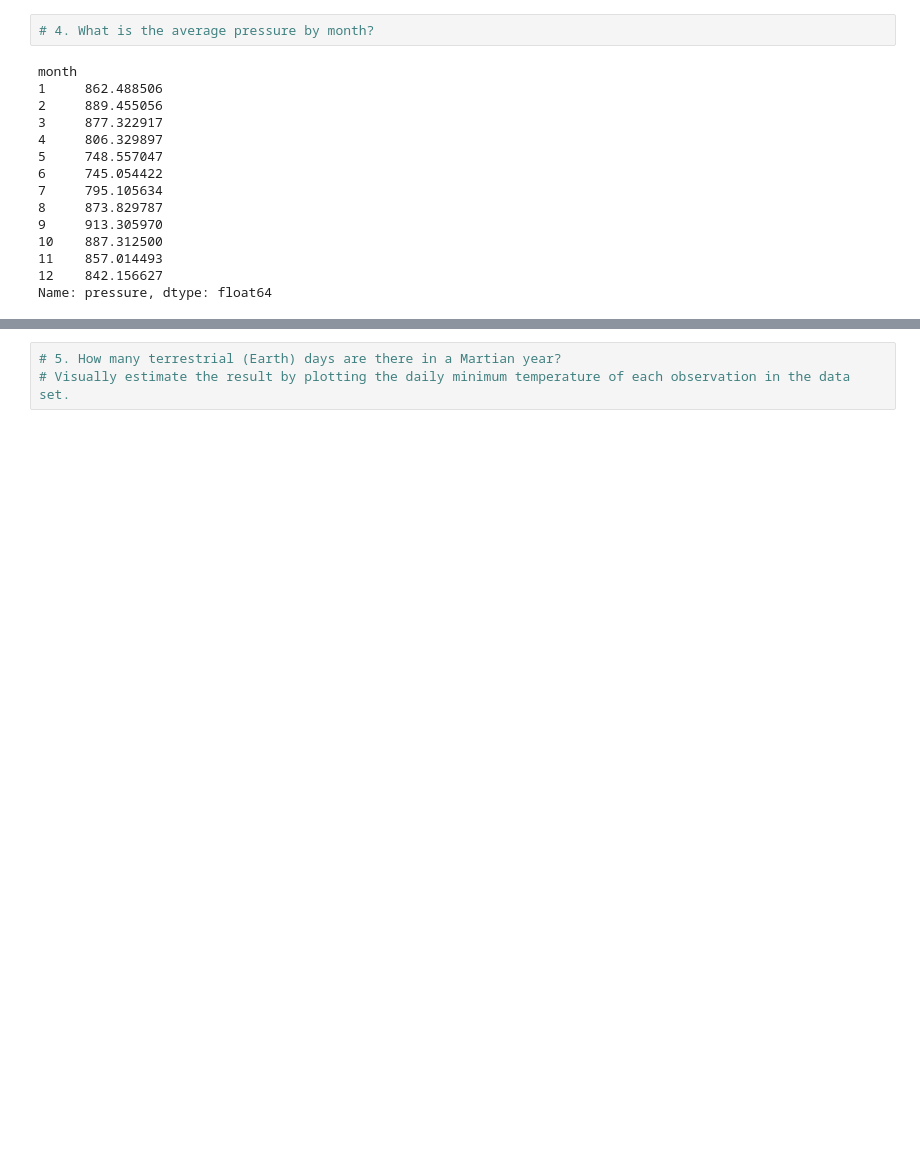
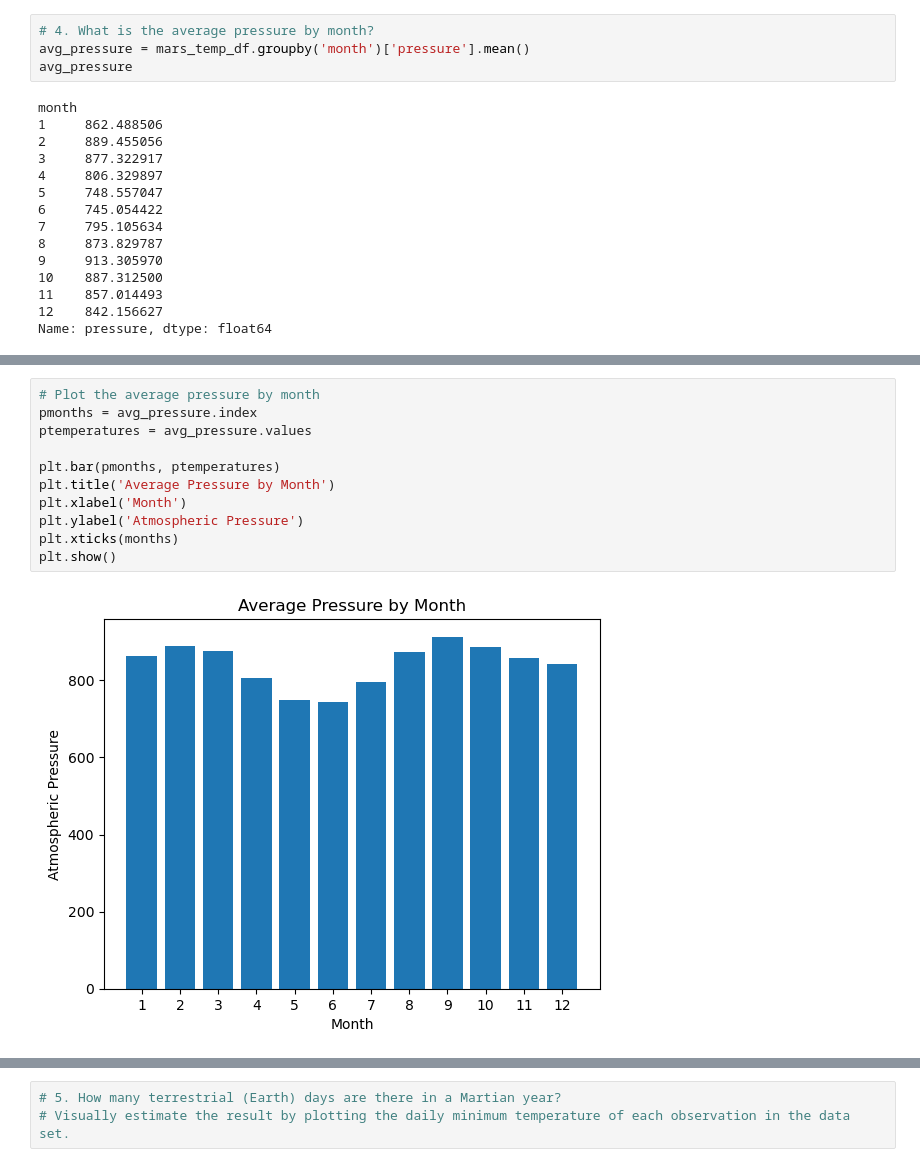
Before and after one commit to hlbecker08/Web-scraping_challenge, a Jupyter notebook: Starter_Code/part_2_mars_weather.ipynb, the cells around one changed output, grey strips where cells are left out. Drawn from its saved outputs; the diff is of its cells as text; blank space fills up the shorter version.

```diff
--- a/Starter_Code/part_2_mars_weather.ipynb
+++ b/Starter_Code/part_2_mars_weather.ipynb
@@ -191,5 +224,7 @@ Name: min_temp, dtype: float64
 # %%
 # 4. What is the average pressure by month?
+avg_pressure = mars_temp_df.groupby('month')['pressure'].mean()
+avg_pressure
 # %% [output]
 month
 1     862.488506
@@ -212,2 +243,15 @@ Name: pressure, dtype: float64
+# %%
+# Plot the average pressure by month
+pmonths = avg_pressure.index
+ptemperatures = avg_pressure.values
+
+plt.bar(pmonths, ptemperatures)
+plt.title('Average Pressure by Month')
+plt.xlabel('Month')
+plt.ylabel('Atmospheric Pressure')
+plt.xticks(months)
+plt.show()
+# %% [output]
+[figure, added]
 # %%
 # Identify the lowest and highest pressure months in Curiosity's location by sorting the previous graph
```
Also changed, not shown: parts of 16 cells of this notebook.
